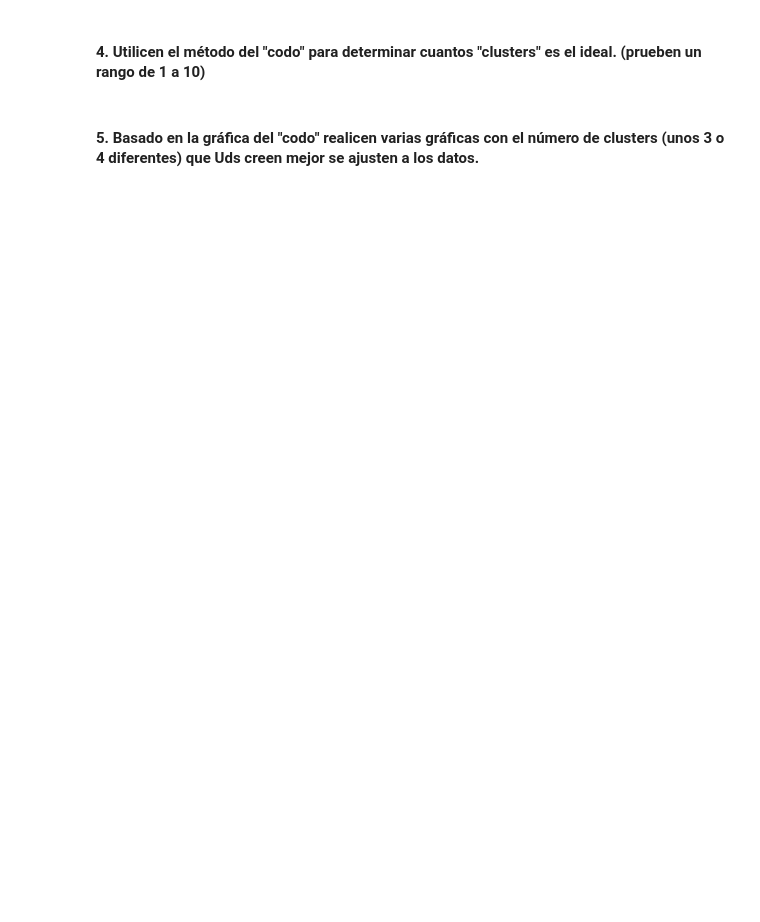
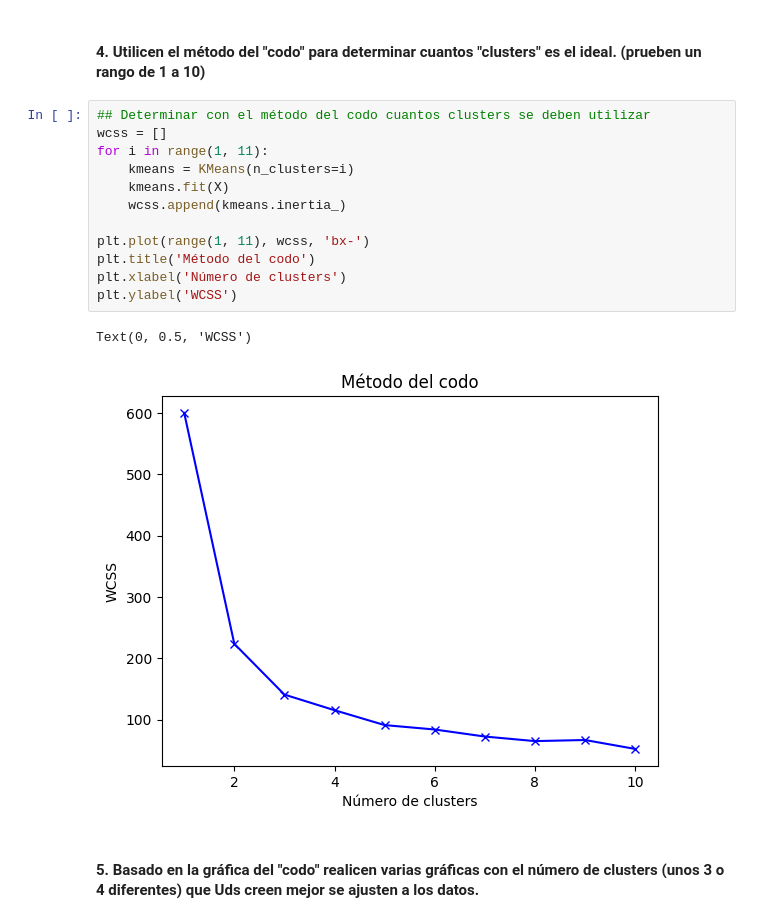
Before and after one commit to JPS4321/HT2-DM, a Jupyter notebook: HT2.ipynb, the cells around one changed output. Drawn from its saved outputs; the diff is of its cells as text; blank space fills up the shorter version.

```diff
--- a/HT2.ipynb
+++ b/HT2.ipynb
@@ -135,4 +138,19 @@ Ahora están más marcada la división entre los grupos, antes habían
 # %% [markdown]
 #### 4. Utilicen el método del "codo" para determinar cuantos "clusters" es el ideal. (prueben un rango de 1 a 10)
+# %%
+## Determinar con el método del codo cuantos clusters se deben utilizar
+wcss = []
+for i in range(1, 11):
+    kmeans = KMeans(n_clusters=i)
+    kmeans.fit(X)
+    wcss.append(kmeans.inertia_)
+
+plt.plot(range(1, 11), wcss, 'bx-')
+plt.title('Método del codo')
+plt.xlabel('Número de clusters')
+plt.ylabel('WCSS')
+# %% [output]
+Text(0, 0.5, 'WCSS')
+[figure, added]
 # %% [markdown]
 #### 5. Basado en la gráfica del "codo" realicen varias gráficas con el número de clusters (unos 3 o 4 diferentes) que Uds creen mejor se ajusten a los datos.
```
Also changed, not shown: parts of 6 cells of this notebook.
